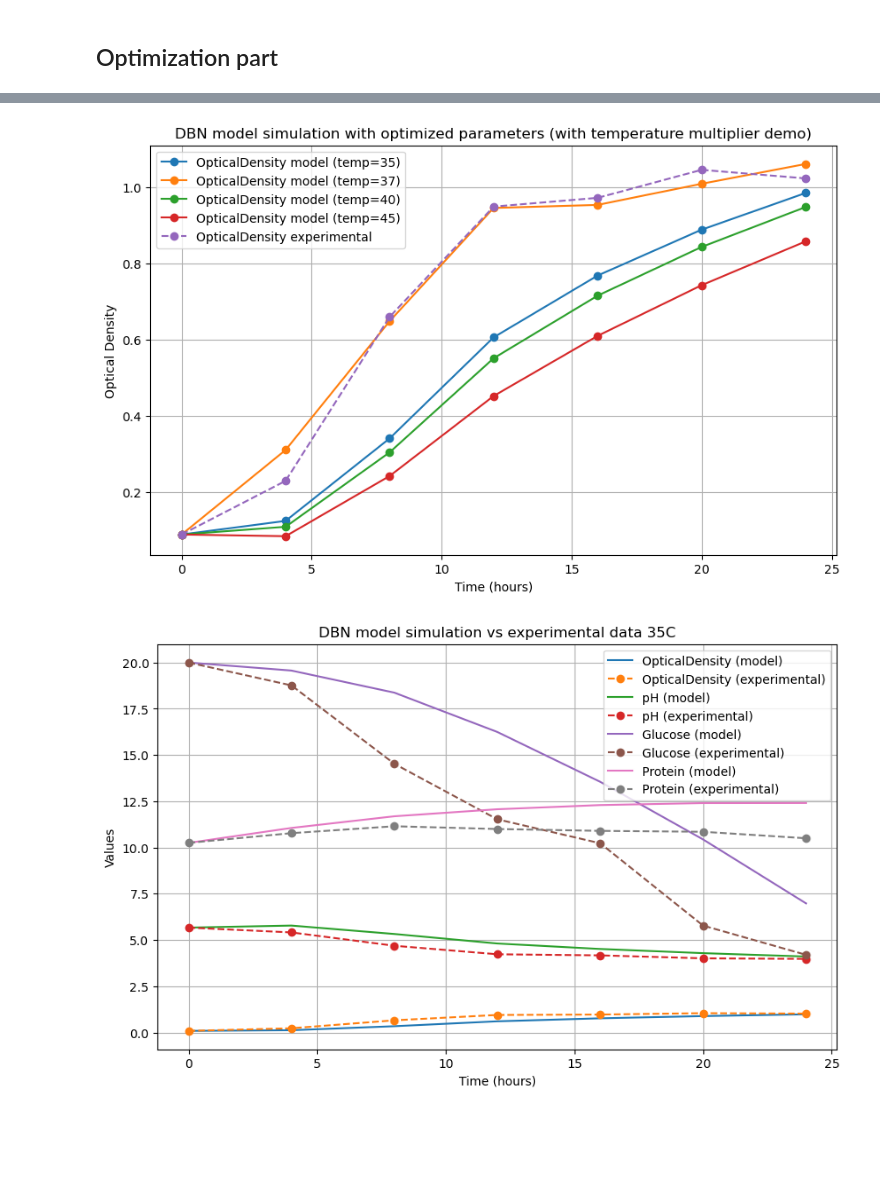
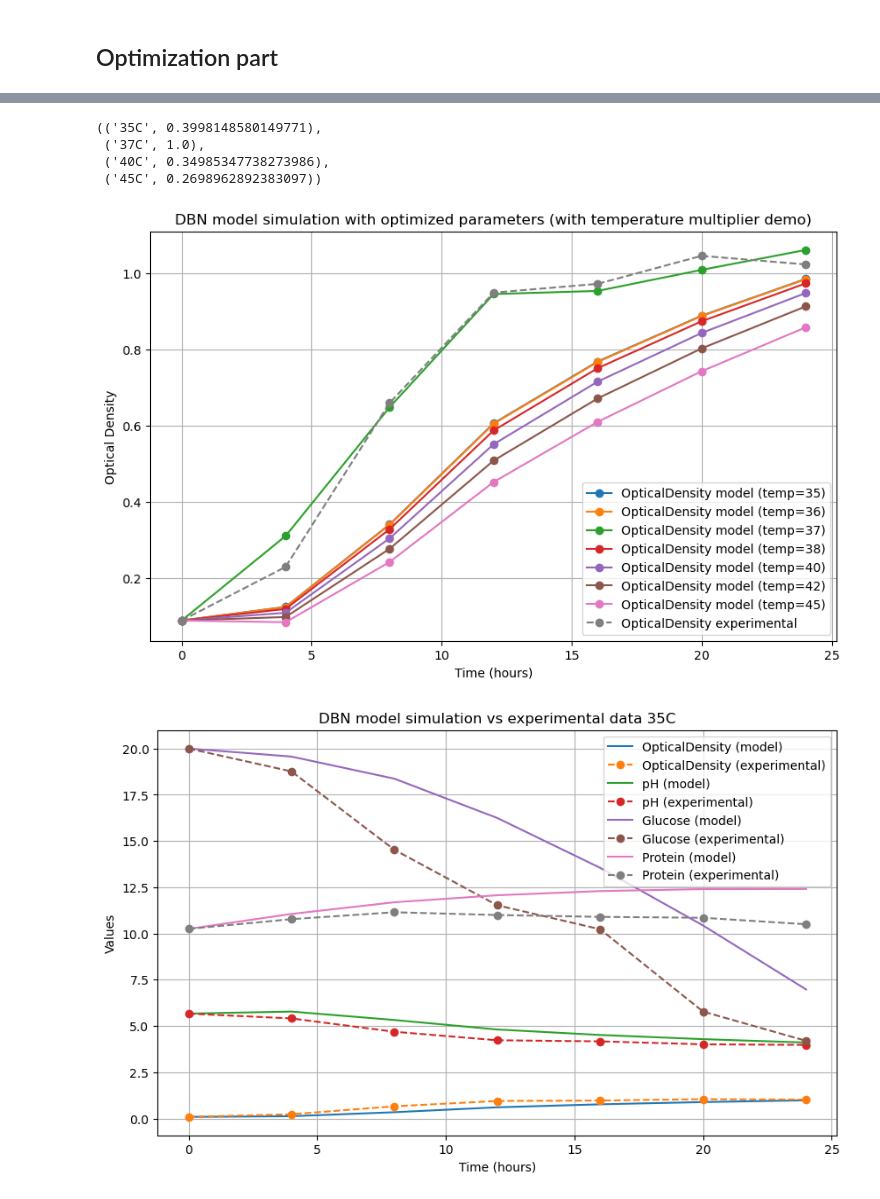
Before and after one commit to AI-ML-systems/biotech_production_management, a Jupyter notebook: src/lb3_model_37.ipynb, the cells around one changed output, grey strips where cells are left out. Cells and saved outputs as stored; diff of their text form; code cells hidden in the pictures; blank space fills up the shorter version.

```diff
--- a/src/lb3_model_37.ipynb
+++ b/src/lb3_model_37.ipynb
@@ -184,6 +184,13 @@ _TEMPERATURES = (
     ("40C", optimized_temp_coeffs["40C"]),
     ("45C", optimized_temp_coeffs["45C"]),
 )
+# %%
+_TEMPERATURES
+# %% [output]
+(('35C', 0.3998148580149771),
+ ('37C', 1.0),
+ ('40C', 0.34985347738273986),
+ ('45C', 0.2698962892383097))
 # %%
 optical_density_model_temp35, pH_model_temp35, G_model_temp35, B_model_temp35 = simulate(
     optimal_params.x, lb3_time_opticaldensity_ph_glucose_protein_37, _TIMESTAMPS, temperature=_TEMPERATURES[0][1]
@@ -197,6 +204,16 @@ optical_density_model_temp40, pH_model_temp40, G_model_temp40, B_model_temp40 =
 optical_density_model_temp45, pH_model_temp45, G_model_temp45, B_model_temp45 = simulate(
     optimal_params.x, lb3_time_opticaldensity_ph_glucose_protein_37, _TIMESTAMPS, temperature=_TEMPERATURES[3][1]
 )
+# %%
+optical_density_model_temp36, pH_model_temp36, G_model_temp36, B_model_temp36 = simulate(
+    optimal_params.x, lb3_time_opticaldensity_ph_glucose_protein_37, _TIMESTAMPS, temperature=0.398719
+)
+optical_density_model_temp38, pH_model_temp38, G_model_temp38, B_model_temp38 = simulate(
+    optimal_params.x, lb3_time_opticaldensity_ph_glucose_protein_37, _TIMESTAMPS, temperature=0.382269
+)
+optical_density_model_temp42, pH_model_temp42, G_model_temp42, B_model_temp42 = simulate(
+    optimal_params.x, lb3_time_opticaldensity_ph_glucose_protein_37, _TIMESTAMPS, temperature=0.313842
+)
 # %%
 def plot_optical_density_multi_temp(
     input_data: pd.DataFrame,
@@ -221,16 +238,19 @@ def plot_optical_density_multi_temp(
 # %%
 plot_optical_density_multi_temp(
     lb3_time_opticaldensity_ph_glucose_protein_37,
     {
         'temp=35': optical_density_model_temp35,
+        'temp=36': optical_density_model_temp36,
         'temp=37': optical_density_model_temp37,
+        'temp=38': optical_density_model_temp38,
         'temp=40': optical_density_model_temp40,
+        'temp=42': optical_density_model_temp42,
         'temp=45': optical_density_model_temp45,
     },
     title='DBN model simulation with optimized parameters (with temperature multiplier demo)'
 )
 # %% [output]
-[figure, old version]
+[figure, new version]
 # %%
 for label, temp_mult in _TEMPERATURES:
     plot_model_vs_experimental(
```
Also changed, not shown: parts of 5 cells of this notebook.
